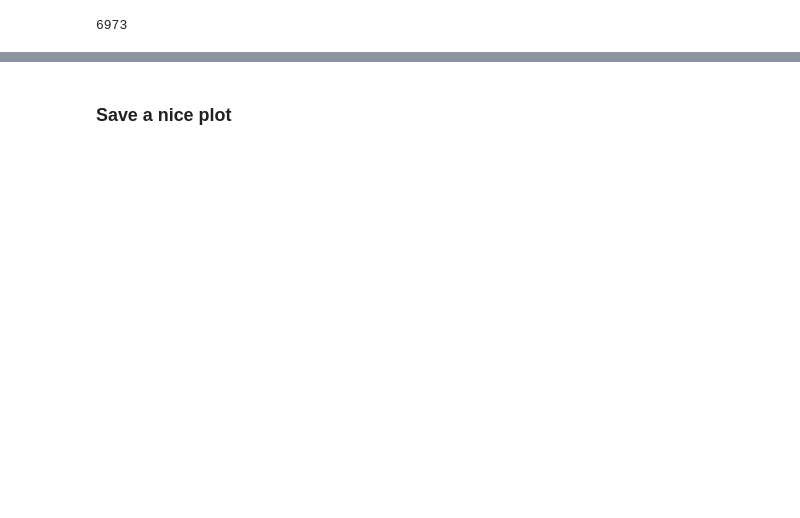
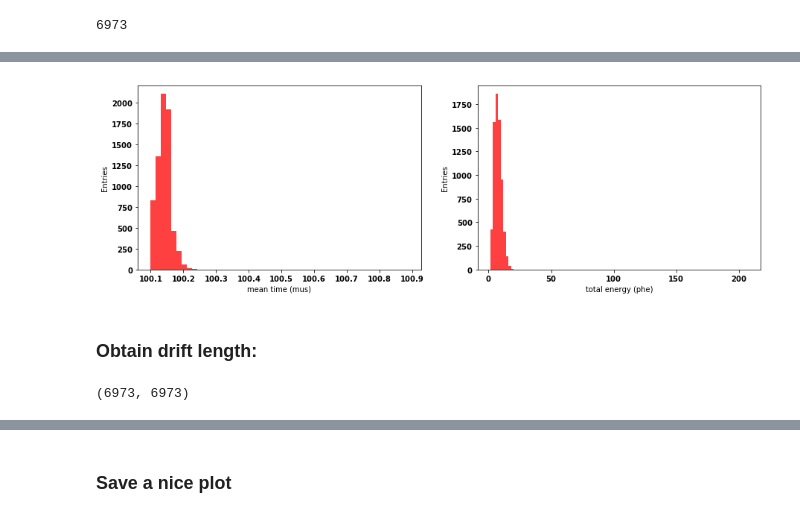
Before and after one commit to neuslopez/ICARO, a Jupyter notebook: KrAna_2.ipynb, the cells around one changed output, grey strips where cells are left out. Saved outputs shown, nothing was run; the diff lists cells and outputs as text; code cells hidden in the pictures; blank space fills up the shorter version.

```diff
--- a/KrAna_2.ipynb
+++ b/KrAna_2.ipynb
@@ -120,0 +123,18 @@ plt.show()
+# %%
+fig = plt.subplots(nrows = 1, ncols=2, figsize=(15, 10))
+plt.subplot(221)
+prop.multh(S1.tmean_, 50, color= "red",title= "", xlabel ="mean time (mus)", ylabel= "Entries")
+plt.subplot(222)
+prop.multh(S1.E_,   100 , color= "red",title= "", xlabel ="total energy (phe)", ylabel= "Entries")
+plt.show()
+# %% [output]
+[figure, added]
+# %% [markdown]
+### Obtain drift length:
+# %%
+S1t = np.array(S1map.S12Sigt_)
+S2t = np.array(S2map.S12Sigt_)
+z = np.subtract(S2t,S1t)
+len(S1t), len(S2t)
+# %% [output]
+(6973, 6973)
```
Also changed, not shown: parts of 26 cells of this notebook, 2 other files.
